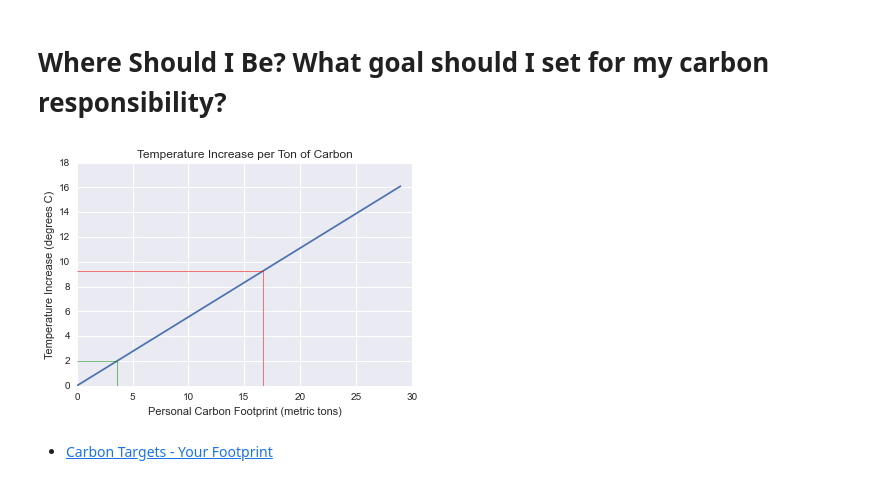
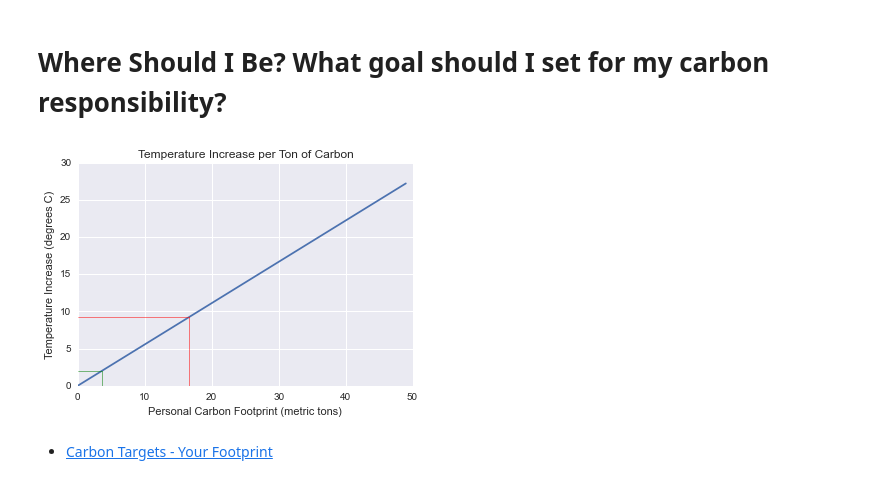
Before and after one commit to pdarche/carbon, a Jupyter notebook: notebooks/Carbon Footprint - EDA.ipynb, the cells around one changed output. Cells and saved outputs as stored; diff of their text form; code cells hidden in the pictures.

```diff
--- a/notebooks/Carbon Footprint - EDA.ipynb
+++ b/notebooks/Carbon Footprint - EDA.ipynb
@@ -101,17 +101,17 @@ personal_temp_change = twenty_fifteen_tons * degrees_per_ton * years * populatio
 # %%
 target_tons = 2 / (degrees_per_ton * years * population)
 # %%
-plt.plot(tons, dt)
+plt.plot(tons, temp_change)
 plt.title('Temperature Increase per Ton of Carbon')
 plt.xlabel('Personal Carbon Footprint (metric tons)')
 plt.ylabel('Temperature Increase (degrees C)')
 plt.plot([0, twenty_fifteen_tons], [personal_temp_change, personal_temp_change], color='red', linewidth=.5 )
-plt.plot([twenty_fifteen_tons, twenty_fifteen_tons], [0, yt], color='red', linewidth=.5)
+plt.plot([twenty_fifteen_tons, twenty_fifteen_tons], [0, personal_temp_change], color='red', linewidth=.5)
 plt.plot([0, target_tons], [2, 2], color='green', linewidth=.5 )
 plt.plot([target_tons, target_tons], [0, 2], color='green', linewidth=.5)
 plt.show();
 # %% [output]
-[figure, old version]
+[figure, new version]
 # %% [markdown]
 - [Carbon Targets - Your Footprint](http://shrinkthatfootprint.com/carbon-targets-for-your-footprint)
 # %% [markdown]
```
Also changed, not shown: parts of 10 cells of this notebook, 3 other files.
